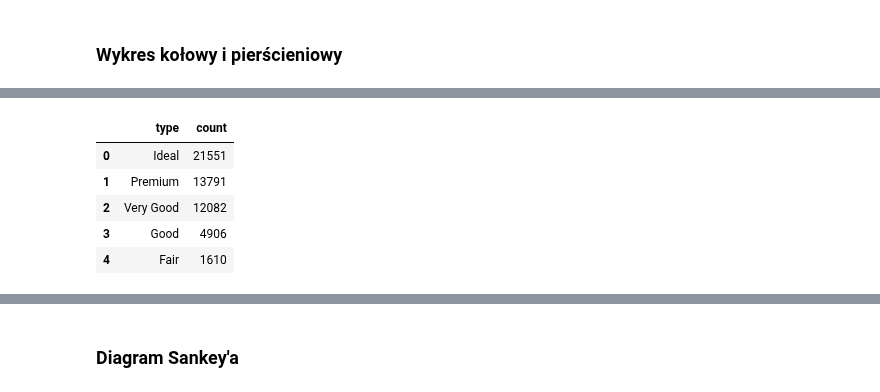
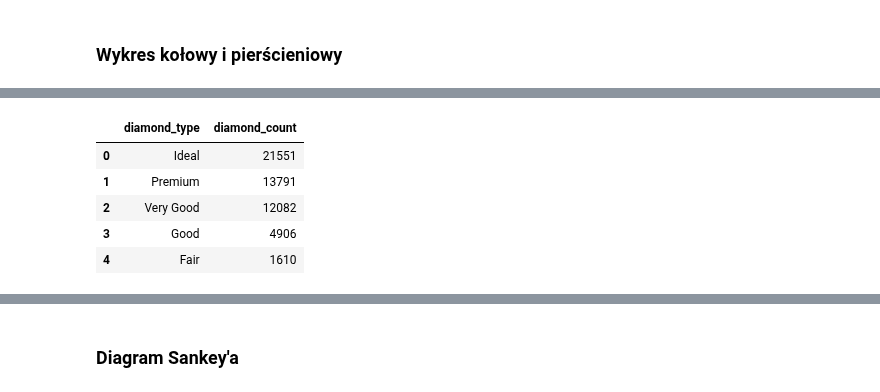
Before and after one commit to kurek0010/data-science-bootcamp, a Jupyter notebook: 03_wizualizacje_danych/06_plotly.ipynb, the cells around one changed output, grey strips where cells are left out. Saved outputs shown, nothing was run; the diff lists cells and outputs as text; code cells hidden in the pictures.

```diff
--- a/03_wizualizacje_danych/06_plotly.ipynb
+++ b/03_wizualizacje_danych/06_plotly.ipynb
@@ -95,10 +113,10 @@ memory usage: 4.1+ MB
 # %%
 dff = df.cut.value_counts()
 dff = dff.reset_index()
-dff.columns = ['type', 'count']
+dff.columns = ['diamond_type', 'diamond_count']
 dff
 # %% [output]
-|  | type | count |
+|  | diamond_type | diamond_count |
 | 0 | Ideal | 21551 |
 | 1 | Premium | 13791 |
 | 2 | Very Good | 12082 |
```
Also changed, not shown: parts of 9 cells of this notebook.
